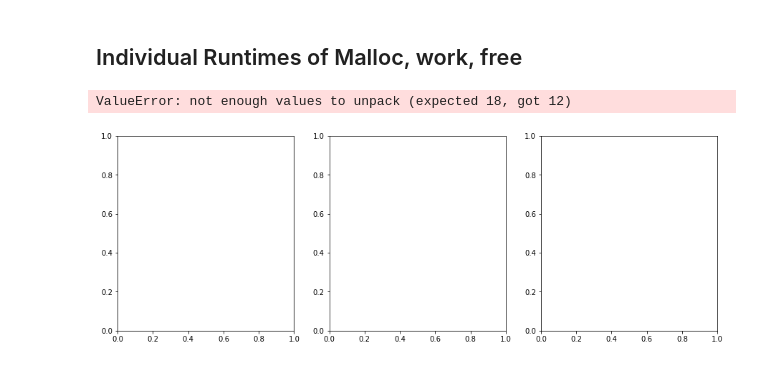
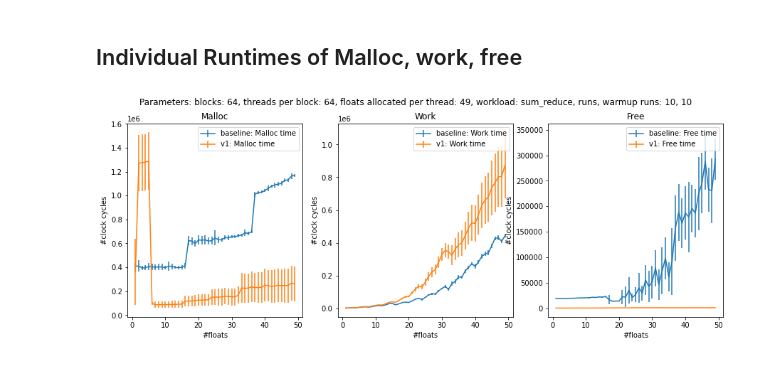
Before and after one commit to maerhart/dphpc-project, a Jupyter notebook: dynamic_allocator/benchmarks.ipynb, the cells around one changed output. Cells and saved outputs as stored; diff of their text form; code cells hidden in the pictures.

```diff
--- a/dynamic_allocator/benchmarks.ipynb
+++ b/dynamic_allocator/benchmarks.ipynb
@@ -28,7 +28,7 @@ workloads = {
 def get_mean_std_individual_workloads(n_blocks, n_threads_per_block, n_floats, n_runs, n_warmup, workload):
     cmd_res = subprocess.run(["./a.out", *[str(x) for x in [n_blocks, n_threads_per_block, n_runs, n_warmup, n_floats, workload]]], capture_output=True, text=True)
     cmd_res.check_returncode()
-    measurements = [np.fromstring(x, sep=" ") for x in cmd_res.stdout.split("\n")[:9]]
+    measurements = [np.fromstring(x, sep=" ") for x in cmd_res.stdout.split("\n")[:6]]
 
     res = []
     for m in measurements:
@@ -40,7 +40,7 @@ def get_mean_std_individual_workloads(n_blocks, n_threads_per_block, n_floats, n
 # parameters
 n_runs = 10
 n_warmup = 10
-n_blocks = 1
+n_blocks = 64
 n_threads_per_block = 64
 n_floats = 50
 workload = workloads["sum_reduce"]
@@ -61,45 +61,45 @@ means_base_work_time, stds_base_work_time,\
 means_base_free_time, stds_base_free_time,\
 means_v1_malloc_time, stds_v1_malloc_time,\
 means_v1_work_time, stds_v1_work_time,\
-means_v1_free_time, stds_v1_free_time,\
-means_v4_malloc_time, stds_v4_malloc_time,\
-means_v4_work_time, stds_v4_work_time,\
-means_v4_free_time, stds_v4_free_time\
+means_v1_free_time, stds_v1_free_time\
 = zip(*results)
+#means_v4_malloc_time, stds_v4_malloc_time,\
+#means_v4_work_time, stds_v4_work_time,\
+#means_v4_free_time, stds_v4_free_time\
+
 
 
 fig.suptitle("Parameters:" \
           + " blocks: " + str(n_blocks)\
           + ", threads per block: " + str(n_threads_per_block)\
           + ", floats allocated per thread: " + str(n_floats)\
           + ", workload: sum_reduce"\
           + ", runs, warmup runs: " + str(n_runs) + ", " + str(n_warmup))
 
 axs[0].set_title("Malloc")
 axs[0].errorbar(floats, means_base_malloc_time, stds_base_malloc_time, label="baseline: Malloc time")
 axs[0].errorbar(floats, means_v1_malloc_time, stds_v1_malloc_time, label="v1: Malloc time")
-axs[0].errorbar(floats, means_v4_malloc_time, stds_v4_malloc_time, label="v4: Malloc time")
+#axs[0].errorbar(floats, means_v4_malloc_time, stds_v4_malloc_time, label="v4: Malloc time")
 axs[0].legend()
 axs[0].set_xlabel("#floats")
 axs[0].set_ylabel("#clock cycles")
 
 axs[1].set_title("Work")
 axs[1].errorbar(floats, means_base_work_time, stds_base_work_time, label="baseline: Work time")
 axs[1].errorbar(floats, means_v1_work_time, stds_v1_work_time, label="v1: Work time")
-axs[1].errorbar(floats, means_v4_work_time, stds_v4_work_time, label="v4: Work time")
+#axs[1].errorbar(floats, means_v4_work_time, stds_v4_work_time, label="v4: Work time")
 axs[1].legend()
 axs[1].set_xlabel("#floats")
 axs[1].set_ylabel("#clock cycles")
 
 axs[2].set_title("Free")
 axs[2].errorbar(floats, means_base_free_time, stds_base_free_time, label="baseline: Free time")
 axs[2].errorbar(floats, means_v1_free_time, stds_v1_free_time, label="v1: Free time")
-axs[2].errorbar(floats, means_v4_free_time, stds_v4_free_time, label="v4: Free time")
+#axs[2].errorbar(floats, means_v4_free_time, stds_v4_free_time, label="v4: Free time")
 axs[2].legend()
 axs[2].set_xlabel("#floats")
 axs[2].set_ylabel("#clock cycles")
 
 plt.show()
 # %% [output]
-ValueError: not enough values to unpack (expected 18, got 12)
-[figure, old version]
+[figure, new version]
```
Also changed, not shown: 1 other file.
